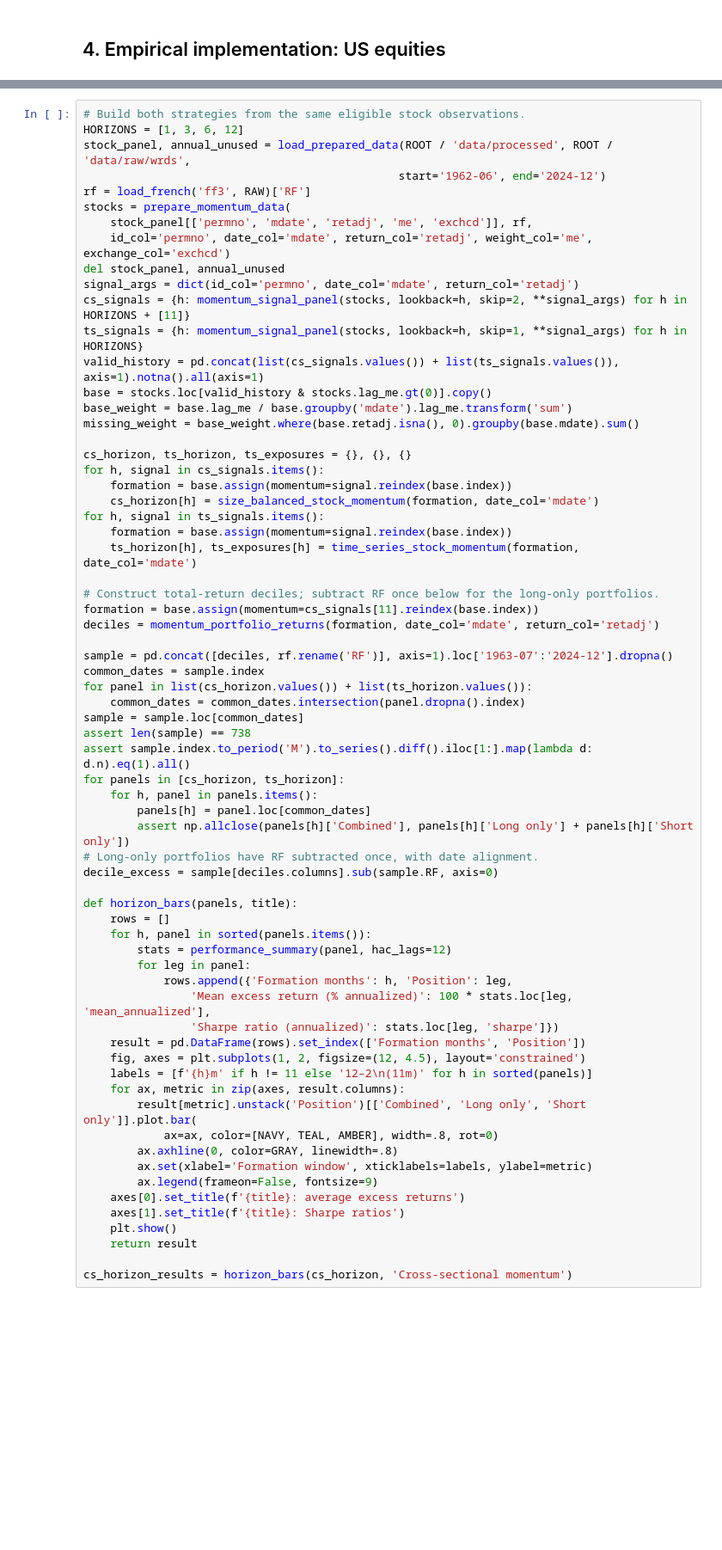
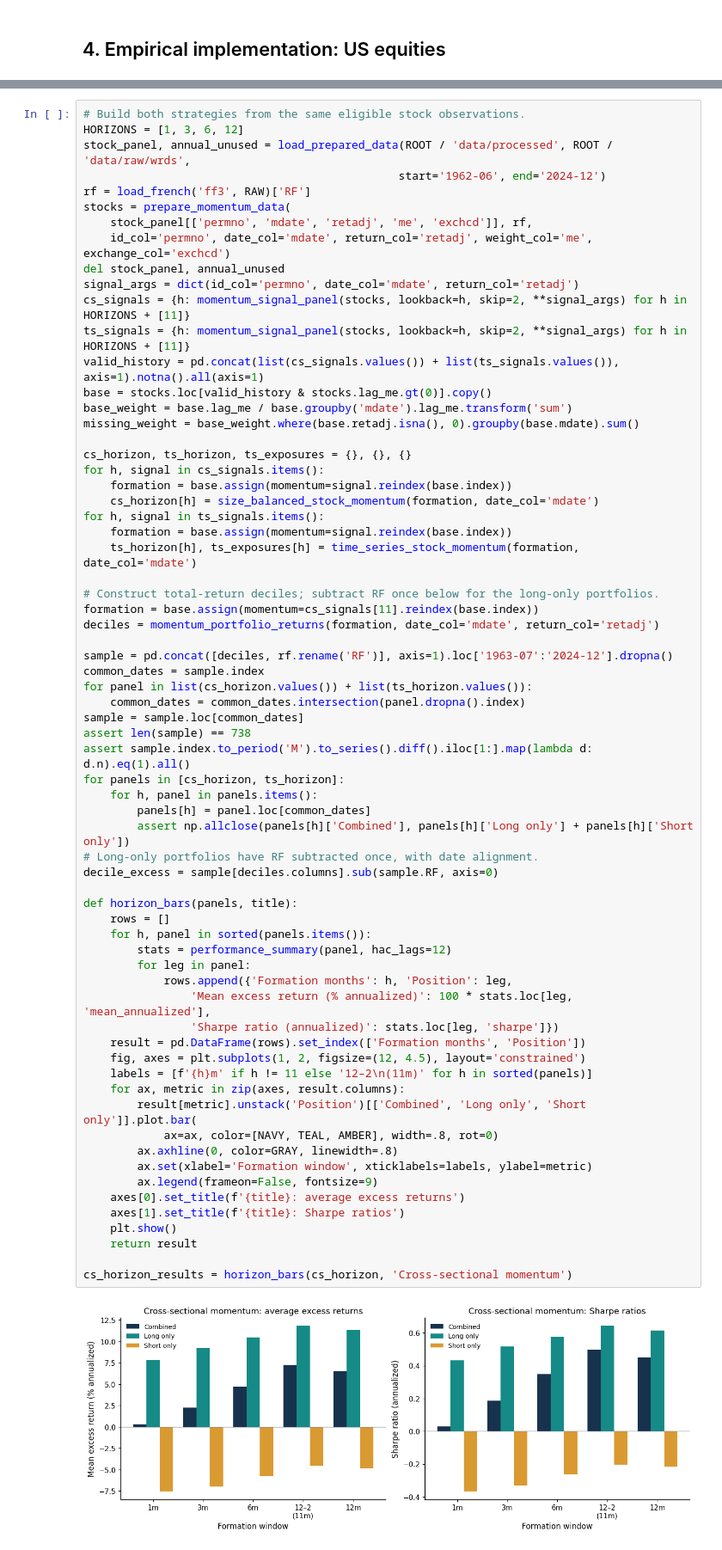
Before and after one commit to jacobkorsgaard/factor-asset-pricing-library, a Jupyter notebook: notebooks/04_momentum_in_asset_pricing.ipynb, the cells around one changed output, grey strips where cells are left out. Shown at 86% size. Saved outputs shown, nothing was run; the diff lists cells and outputs as text; blank space fills up the shorter version.

```diff
--- a/notebooks/04_momentum_in_asset_pricing.ipynb
+++ b/notebooks/04_momentum_in_asset_pricing.ipynb
@@ -117,7 +119,7 @@ stocks = prepare_momentum_data(
 del stock_panel, annual_unused
 signal_args = dict(id_col='permno', date_col='mdate', return_col='retadj')
 cs_signals = {h: momentum_signal_panel(stocks, lookback=h, skip=2, **signal_args) for h in HORIZONS + [11]}
-ts_signals = {h: momentum_signal_panel(stocks, lookback=h, skip=1, **signal_args) for h in HORIZONS}
+ts_signals = {h: momentum_signal_panel(stocks, lookback=h, skip=2, **signal_args) for h in HORIZONS + [11]}
 valid_history = pd.concat(list(cs_signals.values()) + list(ts_signals.values()), axis=1).notna().all(axis=1)
 base = stocks.loc[valid_history & stocks.lag_me.gt(0)].copy()
 base_weight = base.lag_me / base.groupby('mdate').lag_me.transform('sum')
@@ -145,33 +147,35 @@ assert sample.index.to_period('M').to_series().diff().iloc[1:].map(lambda d: d.n
 for panels in [cs_horizon, ts_horizon]:
     for h, panel in panels.items():
         panels[h] = panel.loc[common_dates]
         assert np.allclose(panels[h]['Combined'], panels[h]['Long only'] + panels[h]['Short only'])
 # Long-only portfolios have RF subtracted once, with date alignment.
 decile_excess = sample[deciles.columns].sub(sample.RF, axis=0)
 
 def horizon_bars(panels, title):
     rows = []
     for h, panel in sorted(panels.items()):
         stats = performance_summary(panel, hac_lags=12)
         for leg in panel:
             rows.append({'Formation months': h, 'Position': leg,
                 'Mean excess return (% annualized)': 100 * stats.loc[leg, 'mean_annualized'],
                 'Sharpe ratio (annualized)': stats.loc[leg, 'sharpe']})
     result = pd.DataFrame(rows).set_index(['Formation months', 'Position'])
     fig, axes = plt.subplots(1, 2, figsize=(12, 4.5), layout='constrained')
     labels = [f'{h}m' if h != 11 else '12–2\n(11m)' for h in sorted(panels)]
     for ax, metric in zip(axes, result.columns):
         result[metric].unstack('Position')[['Combined', 'Long only', 'Short only']].plot.bar(
             ax=ax, color=[NAVY, TEAL, AMBER], width=.8, rot=0)
         ax.axhline(0, color=GRAY, linewidth=.8)
         ax.set(xlabel='Formation window', xticklabels=labels, ylabel=metric)
         ax.legend(frameon=False, fontsize=9)
     axes[0].set_title(f'{title}: average excess returns')
     axes[1].set_title(f'{title}: Sharpe ratios')
     plt.show()
     return result
 
 cs_horizon_results = horizon_bars(cs_horizon, 'Cross-sectional momentum')
+# %% [output]
+[figure, added]
 # %% [markdown]
 The combined strategy has a small average payoff at the shortest window and stronger performance over the intermediate windows. The Sharpe ratios show a similar pattern, although the relationship is not strictly increasing. The formation horizon therefore changes more than the size of an otherwise identical return series.
 
```
Also changed, not shown: parts of 8 cells of this notebook, 1 other file.
